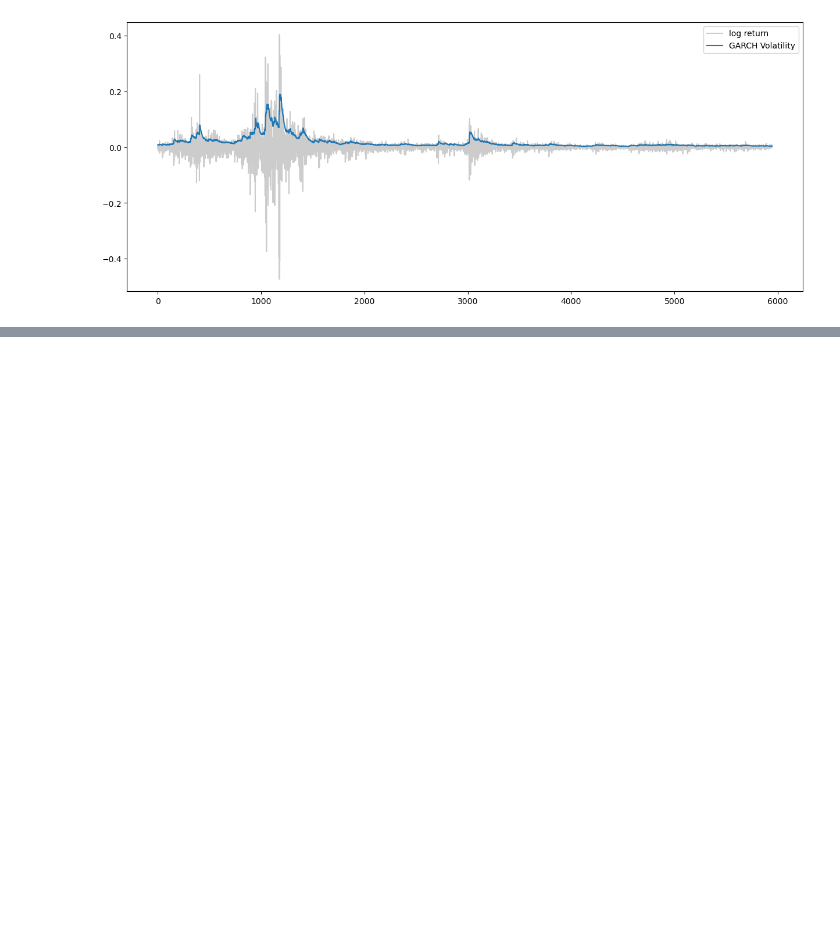
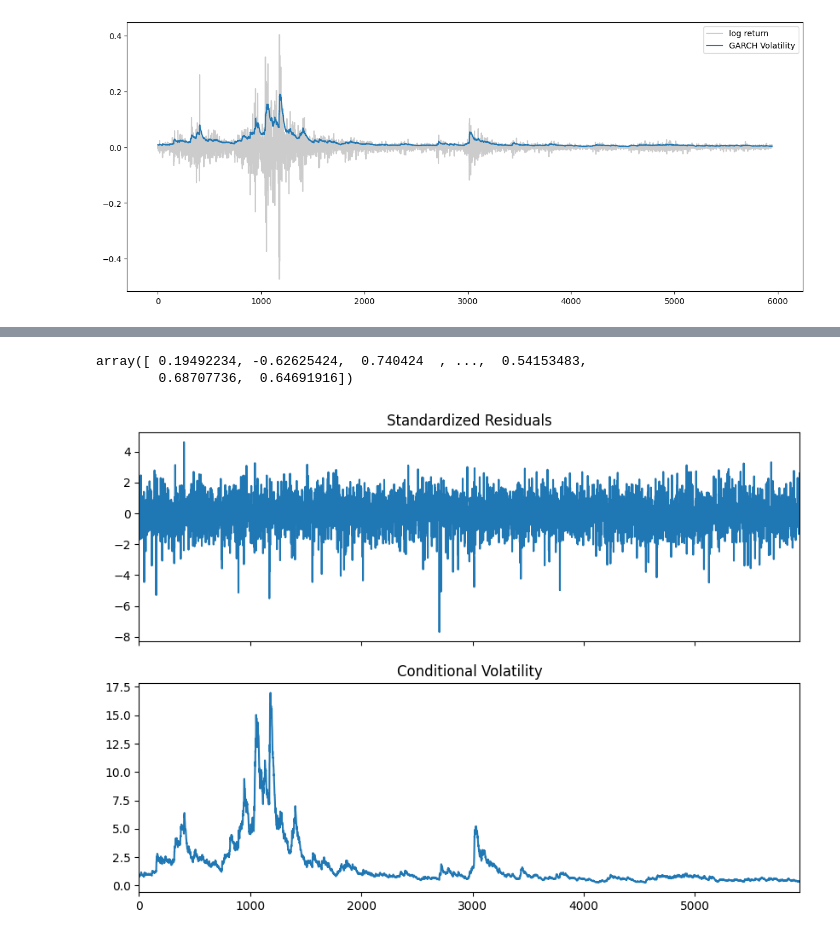
Before and after one commit to KlausZhangjt/TSA-FX, a Jupyter notebook: garch.ipynb, the cells around one changed output, grey strips where cells are left out. Cells and saved outputs as stored; diff of their text form; code cells hidden in the pictures; blank space fills up the shorter version.

Commit message:
[add] egarch(single fit)

```diff
--- a/garch.ipynb
+++ b/garch.ipynb
@@ -146,3 +146,6 @@ plt.legend(loc = 'upper right')
 plt.show()
 # %% [output]
 [figure]
+# %%
+egarch_model = arch_model(arima_result.resid*100, mean='Zero', vol="EGARCH", p=1,o=1,q=1)
+egarch_result = egarch_model.fit()
@@ -148,0 +190,10 @@ plt.show()
+# %%
+egarch_result.std_resid
+# %% [output]
+array([ 0.19492234, -0.62625424,  0.740424  , ...,  0.54153483,
+        0.68707736,  0.64691916])
+# %%
+egarch_result.plot()
+plt.show()
+# %% [output]
+[figure, added]
```
Also changed, not shown: parts of 9 cells of this notebook, 2 other files.
